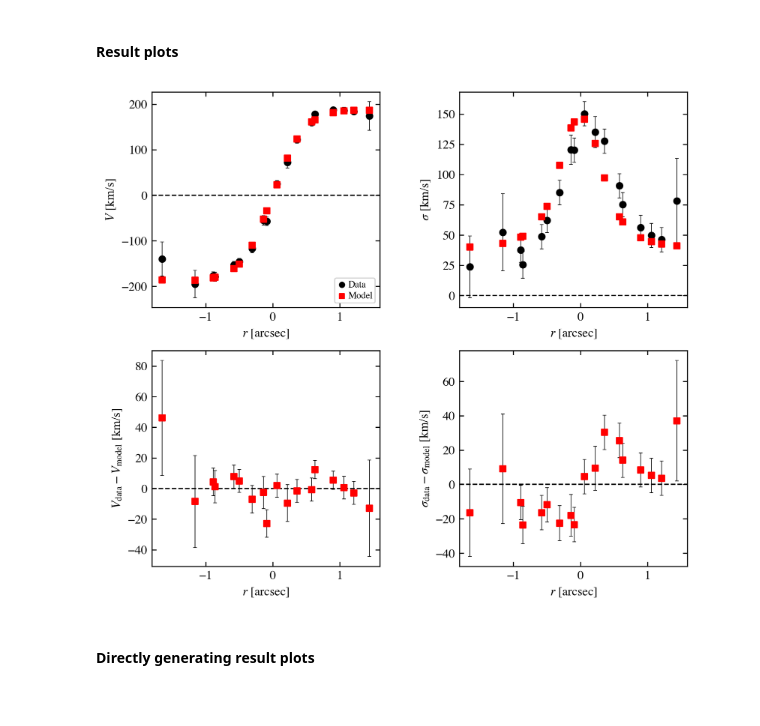
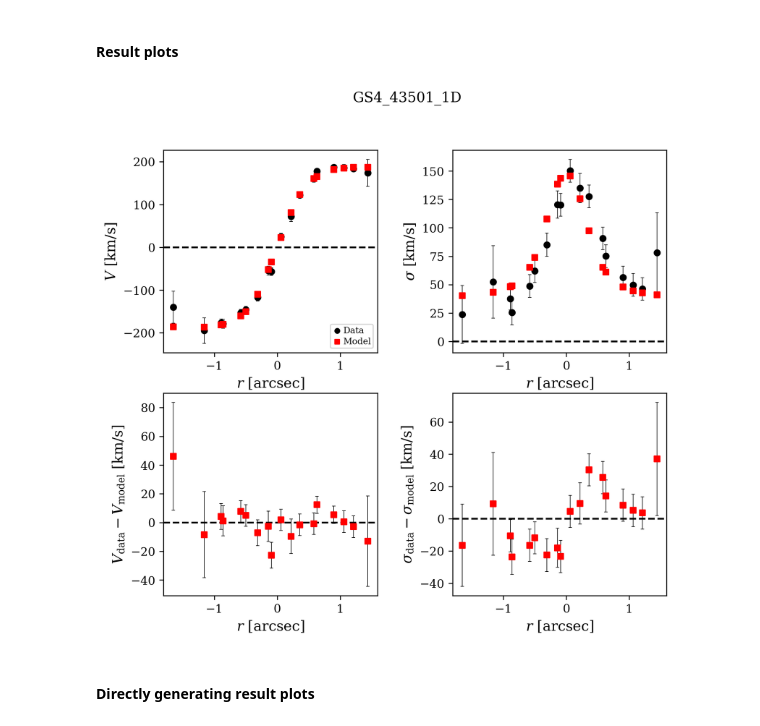
Before and after one commit to dysmalpy/dysmalpy, a Jupyter notebook: examples/notebooks/dysmalpy_example_fit_1D.ipynb, the cells around one changed output. Saved outputs shown, nothing was run; the diff lists cells and outputs as text; code cells hidden in the pictures.

Commit message:
debugging MPFIT

```diff
--- a/examples/notebooks/dysmalpy_example_fit_1D.ipynb
+++ b/examples/notebooks/dysmalpy_example_fit_1D.ipynb
@@ -339,10 +338,10 @@ MPFIT Error/Warning Message = None
 #### Result plots
 # %%
 # Look at best-fit:
-filepath = outdir_mpfit+"mpfit_best_fit.{}".format(plot_type)
+filepath = outdir_mpfit+"mpfit_best_fit_GS4_43501_1D.{}".format(plot_type)
 Image(filename=filepath, width=600)
 # %% [output]
-[figure, old version]
+[figure, new version]
 # %% [markdown]
 #### Directly generating result plots ####
 # %% [markdown]
```
Also changed, not shown: parts of 1 cell of this notebook, 5 other files.
